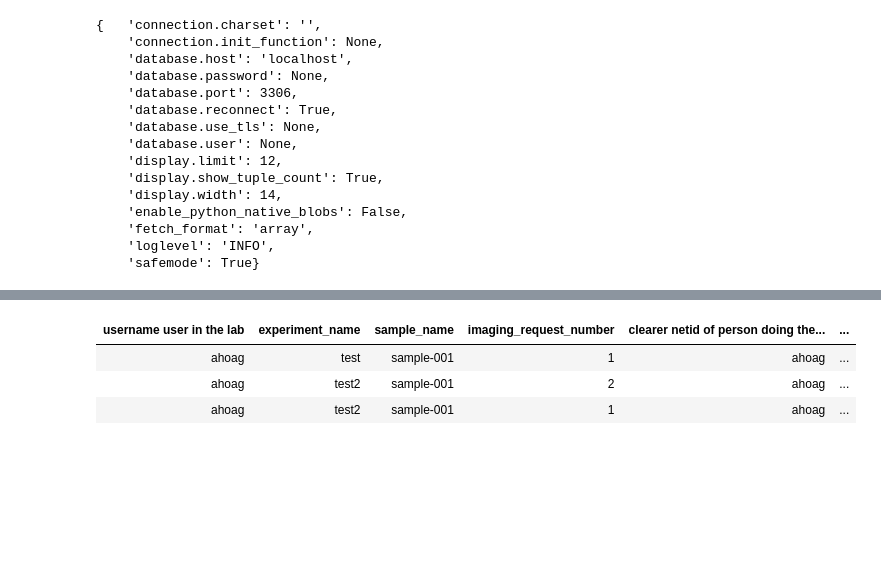
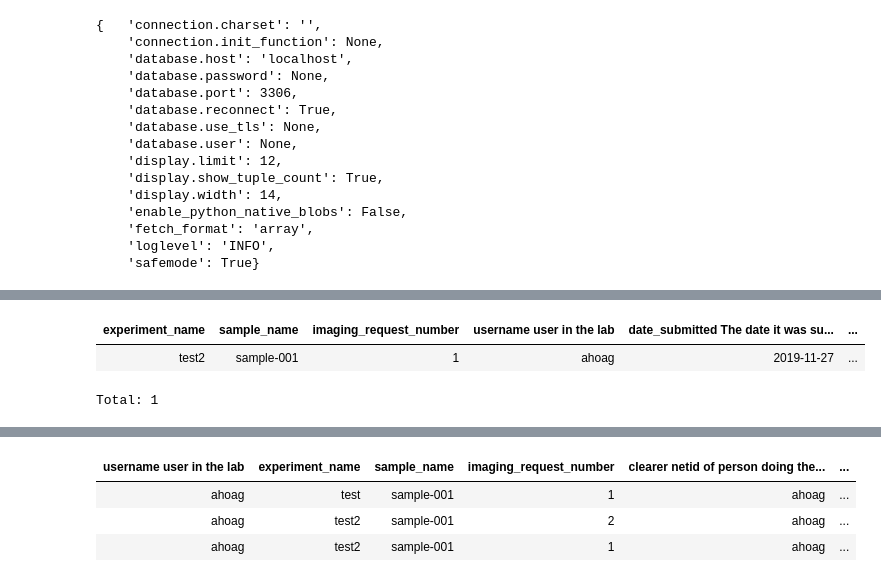
Before and after one commit to BrainCOGS/lightserv, a Jupyter notebook: notebooks/datajoint_sandbox.ipynb, the cells around one changed output, grey strips where cells are left out. Saved outputs shown, nothing was run; the diff lists cells and outputs as text; code cells hidden in the pictures; blank space fills up the shorter version.

```diff
--- a/notebooks/datajoint_sandbox.ipynb
+++ b/notebooks/datajoint_sandbox.ipynb
@@ -104,3 +107,11 @@ channel_contents = schema.Sample.ImagingChannel()
+# %%
+combined_contents = dj.U('experiment_name','sample_name','imaging_request_number').aggr(
+    channel_contents & 'experiment_name="test2"') * exp_contents
+combined_contents
+# %% [output]
+| experiment_name | sample_name | imaging_request_number | username user in the lab | date_submitted The date it was su... | ... |
+| test2 | sample-001 | 1 | ahoag | 2019-11-27 | ... |
+Total: 1
 # %%
 combined_contents = dj.U('experiment_name','username','sample_name','imaging_request_number').aggr(channel_contents,
         image_resolution='min(image_resolution)') * sample_contents * exp_contents
```
Also changed, not shown: parts of 9 cells of this notebook, 8 other files.
